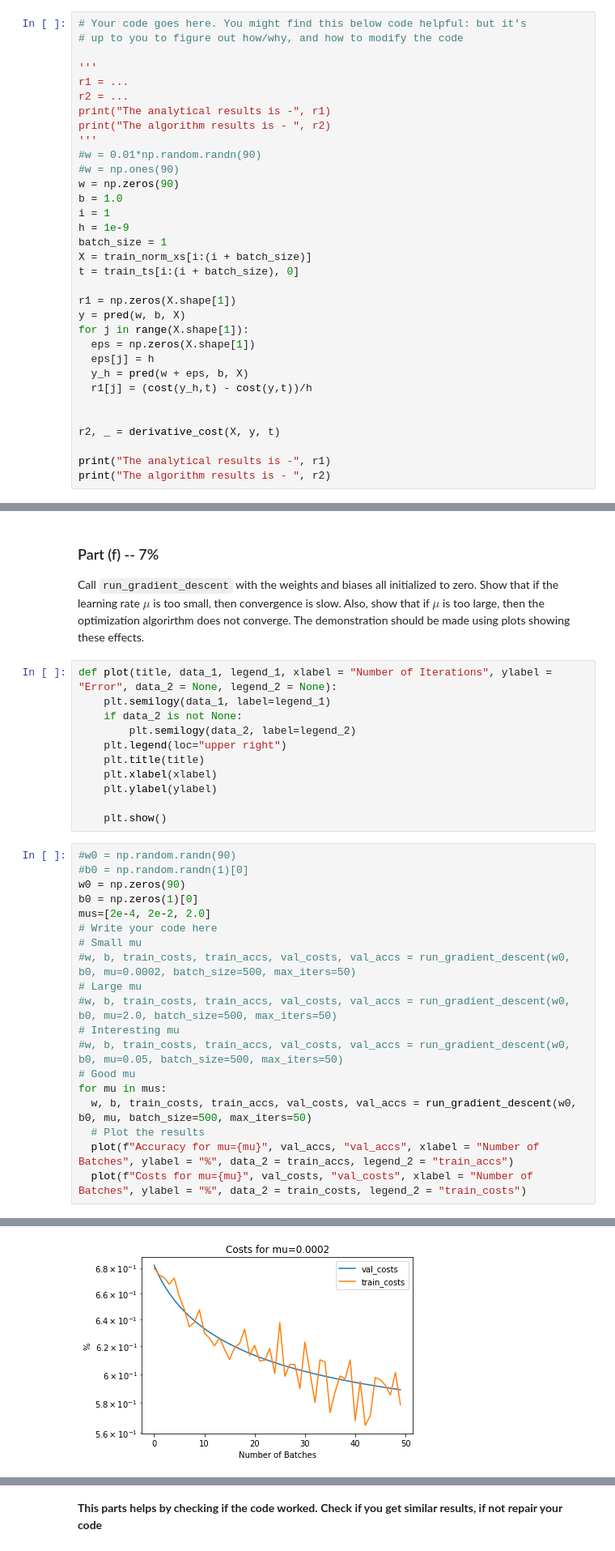
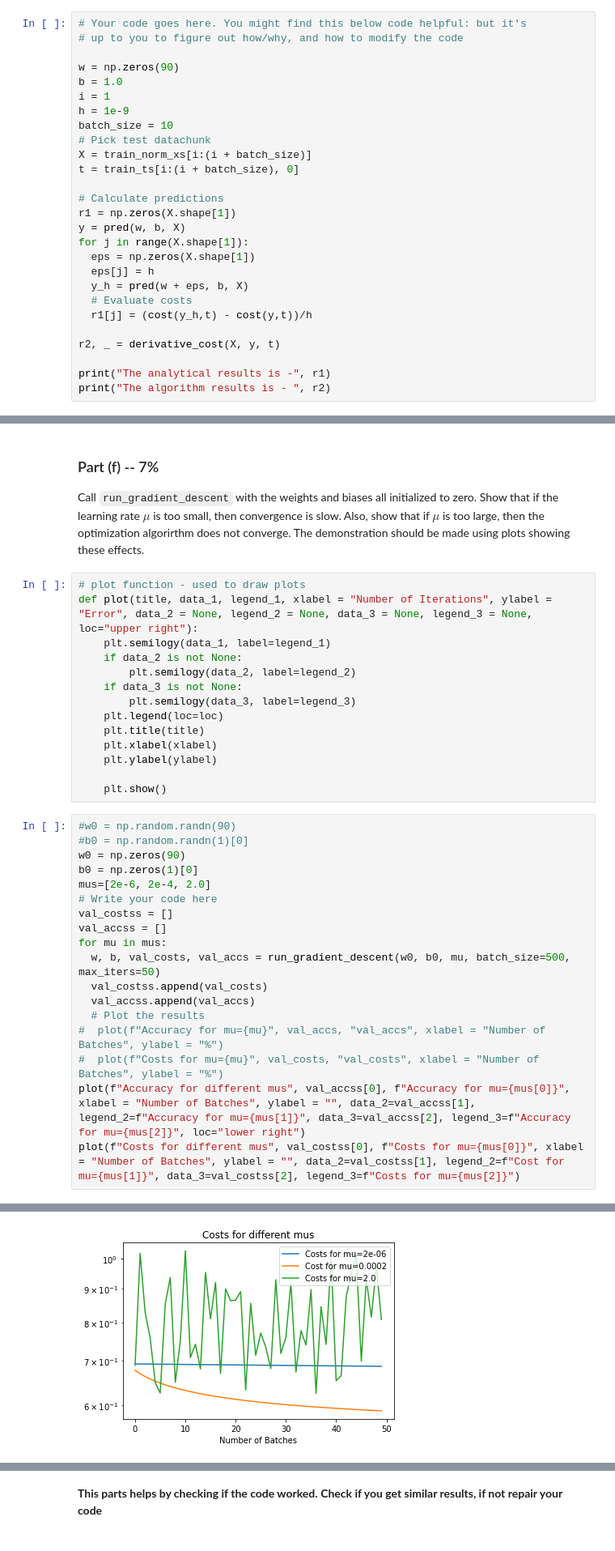
Before and after one commit to alexfok/IntroDeepLearning2022, a Jupyter notebook: Assignment1.ipynb, the cells around one changed output, grey strips where cells are left out. Shown at 81% size. Cells and saved outputs as stored; diff of their text form.

```diff
--- a/Assignment1.ipynb
+++ b/Assignment1.ipynb
@@ -353,30 +397,24 @@ Show that $\frac{\partial\mathcal{L}}{\partial {\bf w}}$  is implement correctly
 # Your code goes here. You might find this below code helpful: but it's
 # up to you to figure out how/why, and how to modify the code
 
-'''
-r1 = ...
-r2 = ...
-print("The analytical results is -", r1)
-print("The algorithm results is - ", r2)
-'''
-#w = 0.01*np.random.randn(90)
-#w = np.ones(90)
 w = np.zeros(90)
 b = 1.0
 i = 1
 h = 1e-9
-batch_size = 1
+batch_size = 10
+# Pick test datachunk
 X = train_norm_xs[i:(i + batch_size)]
 t = train_ts[i:(i + batch_size), 0]
 
+# Calculate predictions
 r1 = np.zeros(X.shape[1])
 y = pred(w, b, X)
 for j in range(X.shape[1]):
   eps = np.zeros(X.shape[1])
   eps[j] = h
   y_h = pred(w + eps, b, X)
+  # Evaluate costs
   r1[j] = (cost(y_h,t) - cost(y,t))/h
-
 
 r2, _ = derivative_cost(X, y, t)
 
@@ -505,11 +523,14 @@ Call `run_gradient_descent` with the weights and biases all initialized to zero.
 Show that if the learning rate $\mu$ is too small, then convergence is slow.
 Also, show that if $\mu$ is too large, then the optimization algorirthm does not converge. The demonstration should be made using plots showing these effects.
 # %%
-def plot(title, data_1, legend_1, xlabel = "Number of Iterations", ylabel = "Error", data_2 = None, legend_2 = None):
+# plot function - used to draw plots
+def plot(title, data_1, legend_1, xlabel = "Number of Iterations", ylabel = "Error", data_2 = None, legend_2 = None, data_3 = None, legend_3 = None, loc="upper right"):
     plt.semilogy(data_1, label=legend_1)
     if data_2 is not None:
         plt.semilogy(data_2, label=legend_2)
-    plt.legend(loc="upper right")
+    if data_3 is not None:
+        plt.semilogy(data_3, label=legend_3)
+    plt.legend(loc=loc)
     plt.title(title)
     plt.xlabel(xlabel)
     plt.ylabel(ylabel)
@@ -520,18 +541,17 @@ def plot(title, data_1, legend_1, xlabel = "Number of Iterations", ylabel = "Err
 #b0 = np.random.randn(1)[0]
 w0 = np.zeros(90)
 b0 = np.zeros(1)[0]
-mus=[2e-4, 2e-2, 2.0]
+mus=[2e-6, 2e-4, 2.0]
 # Write your code here
-# Small mu
-#w, b, train_costs, train_accs, val_costs, val_accs = run_gradient_descent(w0, b0, mu=0.0002, batch_size=500, max_iters=50)
-# Large mu
-#w, b, train_costs, train_accs, val_costs, val_accs = run_gradient_descent(w0, b0, mu=2.0, batch_size=500, max_iters=50)
-# Interesting mu
-#w, b, train_costs, train_accs, val_costs, val_accs = run_gradient_descent(w0, b0, mu=0.05, batch_size=500, max_iters=50)
-# Good mu
+val_costss = []
+val_accss = []
 for mu in mus:
-  w, b, train_costs, train_accs, val_costs, val_accs = run_gradient_descent(w0, b0, mu, batch_size=500, max_iters=50)
+  w, b, val_costs, val_accs = run_gradient_descent(w0, b0, mu, batch_size=500, max_iters=50)
+  val_costss.append(val_costs)
+  val_accss.append(val_accs)
   # Plot the results
-  plot(f"Accuracy for mu={mu}", val_accs, "val_accs", xlabel = "Number of Batches", ylabel = "%", data_2 = train_accs, legend_2 = "train_accs")
-  plot(f"Costs for mu={mu}", val_costs, "val_costs", xlabel = "Number of Batches", ylabel = "%", data_2 = train_costs, legend_2 = "train_costs")
+#  plot(f"Accuracy for mu={mu}", val_accs, "val_accs", xlabel = "Number of Batches", ylabel = "%")
+#  plot(f"Costs for mu={mu}", val_costs, "val_costs", xlabel = "Number of Batches", ylabel = "%")
+plot(f"Accuracy for different mus", val_accss[0], f"Accuracy for mu={mus[0]}", xlabel = "Number of Batches", ylabel = "", data_2=val_accss[1], legend_2=f"Accuracy for mu={mus[1]}", data_3=val_accss[2], legend_3=f"Accuracy for mu={mus[2]}", loc="lower right")
+plot(f"Costs for different mus", val_costss[0], f"Costs for mu={mus[0]}", xlabel = "Number of Batches", ylabel = "", data_2=val_costss[1], legend_2=f"Cost for mu={mus[1]}", data_3=val_costss[2], legend_3=f"Costs for mu={mus[2]}")
 # %% [output]
@@ -556 +576 @@ Iter 48. [Val Acc 72%, Loss 0.589697]
-[figure, old version]
+[figure, new version]
```
Also changed, not shown: parts of 24 cells of this notebook.
